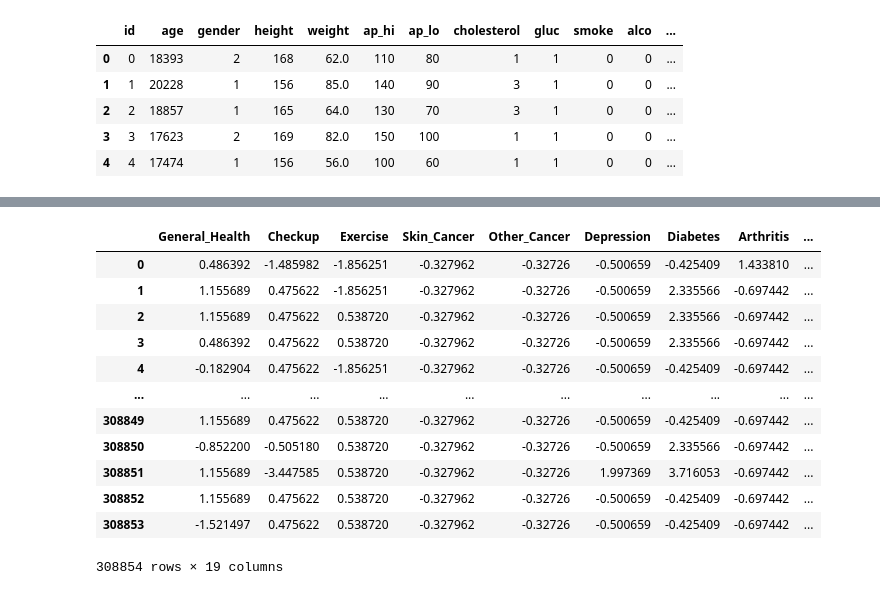
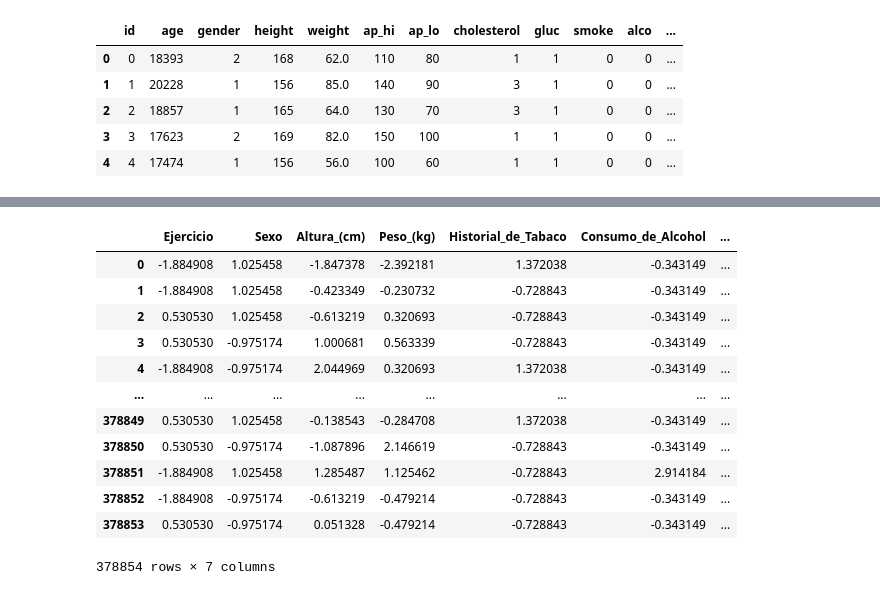
Before and after one commit to Freakscode/Hackaton-2023-PB, a Jupyter notebook: sketch.ipynb, the cells around one changed output, grey strips where cells are left out. Cells and saved outputs as stored; diff of their text form; code cells hidden in the pictures.

```diff
--- a/sketch.ipynb
+++ b/sketch.ipynb
@@ -97,14 +122,0 @@ data3.head()
-# %%
-from sklearn.preprocessing import LabelEncoder
-
-# Identifica las columnas que son de tipo objeto (categóricas)
-categorical_columns = data.select_dtypes(include=['object']).columns
-
-# Inicializa un objeto LabelEncoder para cada columna categórica
-label_encoders = {}
-for column in categorical_columns:
-    le = LabelEncoder()
-    data[column] = le.fit_transform(data[column])
-    label_encoders[column] = le
-
-data.shape
@@ -112,0 +123,6 @@ data.shape
+# %%
+data2 = data2.drop(['id', 'Categoría_de_Edad'], axis=1)
+# %%
+column_join = data.columns.intersection(data2.columns)
+dataset = pd.concat([data[column_join], data2[column_join]], axis=0)
+columnas = dataset.columns
@@ -113,11 +145,13 @@ data.shape
 # %%
 from sklearn.preprocessing import StandardScaler
 
+columnas = dataset.columns
+
 # Estandarización
 scaler = StandardScaler()
-data = scaler.fit_transform(data)
+dataset = scaler.fit_transform(dataset)
 
-data_scaled = pd.DataFrame(data, columns=columnas)
+data_scaled = pd.DataFrame(dataset, columns=columnas)
 # %%
 data_scaled.head()
 # %% [output]
@@ -130,24 +164,24 @@ data_scaled.head()
 # %%
 corr_mat = data_scaled.corr()
 # %%
-var_obj = data_scaled['Heart_Disease']
-data_scaled.drop(columns=['Heart_Disease'], inplace=True)
+var_obj = data_scaled['Enfermedad_Cardíaca']
+data_scaled.drop(columns=['Enfermedad_Cardíaca'], inplace=True)
 
 # Agrega la columna objetivo al final del DataFrame
-data_scaled['Heart_Disease'] = var_obj
+data_scaled['Enfermedad_Cardíaca'] = var_obj
 
 data_scaled
 # %% [output]
-|  | General_Health | Checkup | Exercise | Skin_Cancer | Other_Cancer | Depression | Diabetes | Arthritis | ... |
-| 0 | 0.486392 | -1.485982 | -1.856251 | -0.327962 | -0.32726 | -0.500659 | -0.425409 | 1.433810 | ... |
-| 1 | 1.155689 | 0.475622 | -1.856251 | -0.327962 | -0.32726 | -0.500659 | 2.335566 | -0.697442 | ... |
-| 2 | 1.155689 | 0.475622 | 0.538720 | -0.327962 | -0.32726 | -0.500659 | 2.335566 | -0.697442 | ... |
-| 3 | 0.486392 | 0.475622 | 0.538720 | -0.327962 | -0.32726 | -0.500659 | 2.335566 | -0.697442 | ... |
-| 4 | -0.182904 | 0.475622 | -1.856251 | -0.327962 | -0.32726 | -0.500659 | -0.425409 | -0.697442 | ... |
-| ... | ... | ... | ... | ... | ... | ... | ... | ... | ... |
-| 308849 | 1.155689 | 0.475622 | 0.538720 | -0.327962 | -0.32726 | -0.500659 | -0.425409 | -0.697442 | ... |
-| 308850 | -0.852200 | -0.505180 | 0.538720 | -0.327962 | -0.32726 | -0.500659 | 2.335566 | -0.697442 | ... |
-| 308851 | 1.155689 | -3.447585 | 0.538720 | -0.327962 | -0.32726 | 1.997369 | 3.716053 | -0.697442 | ... |
-| 308852 | 1.155689 | 0.475622 | 0.538720 | -0.327962 | -0.32726 | -0.500659 | -0.425409 | -0.697442 | ... |
-| 308853 | -1.521497 | 0.475622 | 0.538720 | -0.327962 | -0.32726 | -0.500659 | -0.425409 | -0.697442 | ... |
+|  | Ejercicio | Sexo | Altura_(cm) | Peso_(kg) | Historial_de_Tabaco | Consumo_de_Alcohol | ... |
+| 0 | -1.884908 | 1.025458 | -1.847378 | -2.392181 | 1.372038 | -0.343149 | ... |
+| 1 | -1.884908 | 1.025458 | -0.423349 | -0.230732 | -0.728843 | -0.343149 | ... |
+| 2 | 0.530530 | 1.025458 | -0.613219 | 0.320693 | -0.728843 | -0.343149 | ... |
+| 3 | 0.530530 | -0.975174 | 1.000681 | 0.563339 | -0.728843 | -0.343149 | ... |
+| 4 | -1.884908 | -0.975174 | 2.044969 | 0.320693 | 1.372038 | -0.343149 | ... |
+| ... | ... | ... | ... | ... | ... | ... | ... |
+| 378849 | 0.530530 | 1.025458 | -0.138543 | -0.284708 | 1.372038 | -0.343149 | ... |
+| 378850 | 0.530530 | -0.975174 | -1.087896 | 2.146619 | -0.728843 | -0.343149 | ... |
+| 378851 | -1.884908 | 1.025458 | 1.285487 | 1.125462 | -0.728843 | 2.914184 | ... |
+| 378852 | -1.884908 | -0.975174 | -0.613219 | -0.479214 | -0.728843 | -0.343149 | ... |
+| 378853 | 0.530530 | -0.975174 | 0.051328 | -0.479214 | -0.728843 | -0.343149 | ... |
-308854 rows × 19 columns
+378854 rows × 7 columns
```
Also changed, not shown: parts of 29 cells of this notebook, 1 other file.
